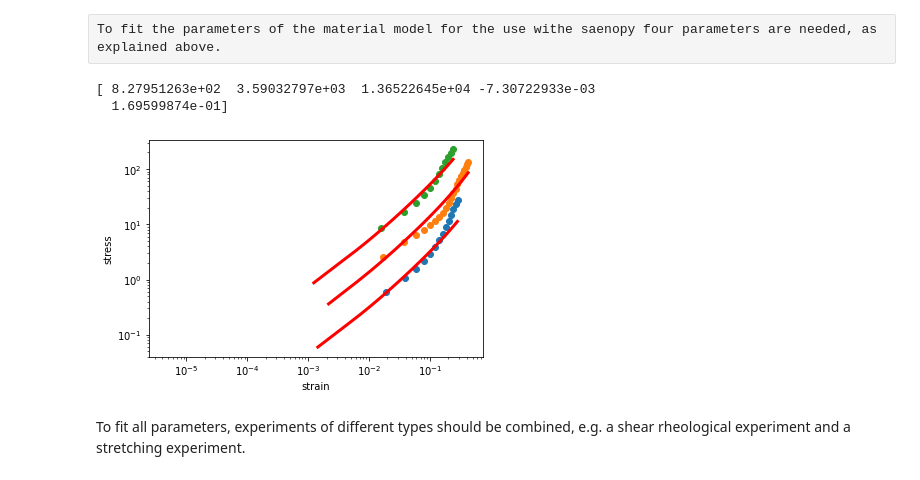
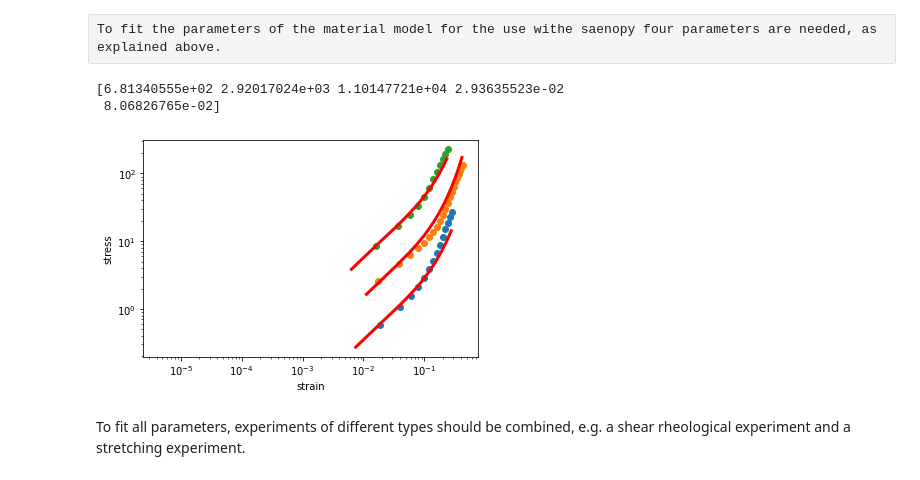
Before and after one commit to rgerum/saenopy, a Jupyter notebook: docs/source/material.ipynb, the cells around one changed output. Cells and saved outputs as stored; diff of their text form; code cells hidden in the pictures.

```diff
--- a/docs/source/material.ipynb
+++ b/docs/source/material.ipynb
@@ -201,32 +201,34 @@ To fit the parameters of the material model for the use withe saenopy four param
 # %%
 from saenopy import macro
 import numpy as np
 
 # example data, stress-strain curves for collagen of three different concentrations
 data0_6 = np.array([[4.27e-06,-2.26e-03],[1.89e-02,5.90e-01],[3.93e-02,1.08e+00],[5.97e-02,1.57e+00],[8.01e-02,2.14e+00],[1.00e-01,2.89e+00],[1.21e-01,3.83e+00],[1.41e-01,5.09e+00],[1.62e-01,6.77e+00],[1.82e-01,8.94e+00],[2.02e-01,1.17e+01],[2.23e-01,1.49e+01],[2.43e-01,1.86e+01],[2.63e-01,2.28e+01],[2.84e-01,2.71e+01]])
 data1_2 = np.array([[1.22e-05,-1.61e-01],[1.71e-02,2.57e+00],[3.81e-02,4.69e+00],[5.87e-02,6.34e+00],[7.92e-02,7.93e+00],[9.96e-02,9.56e+00],[1.20e-01,1.14e+01],[1.40e-01,1.35e+01],[1.61e-01,1.62e+01],[1.81e-01,1.97e+01],[2.02e-01,2.41e+01],[2.22e-01,2.95e+01],[2.42e-01,3.63e+01],[2.63e-01,4.43e+01],[2.83e-01,5.36e+01],[3.04e-01,6.37e+01],[3.24e-01,7.47e+01],[3.44e-01,8.61e+01],[3.65e-01,9.75e+01],[3.85e-01,1.10e+02],[4.06e-01,1.22e+02],[4.26e-01,1.33e+02]])
 data2_4 = np.array([[2.02e-05,-6.50e-02],[1.59e-02,8.46e+00],[3.76e-02,1.68e+01],[5.82e-02,2.43e+01],[7.86e-02,3.34e+01],[9.90e-02,4.54e+01],[1.19e-01,6.11e+01],[1.40e-01,8.16e+01],[1.60e-01,1.06e+02],[1.80e-01,1.34e+02],[2.01e-01,1.65e+02],[2.21e-01,1.96e+02],[2.41e-01,2.26e+02]])
 
 # hold the buckling parameter constant, as it cannot be deferimed well with shear experiments
-ds0 = 0.0004
+ds0 = 0.003
 # minimize 3 shear rheometer experiments with different collagen concentration and, therefore, different k1 parameters
 # but keep the other paramters the same
 parameters, plot = macro.minimize([
         [macro.getShearRheometerStress, data0_6, lambda p: (p[0], ds0, p[3], p[4])],
         [macro.getShearRheometerStress, data1_2, lambda p: (p[1], ds0, p[3], p[4])],
         [macro.getShearRheometerStress, data2_4, lambda p: (p[2], ds0, p[3], p[4])],
     ],
-    [900, 1800, 12000, 0.013, 0.1],
+    [900, 1800, 12000, 0.03, 0.08],
 )
+
+
 
 # print the resulting parameters
 print(parameters)
 # and plot the results
 plot()
 # %% [output]
-[ 8.27951263e+02  3.59032797e+03  1.36522645e+04 -7.30722933e-03
-  1.69599874e-01]
+[6.81340555e+02 2.92017024e+03 1.10147721e+04 2.93635523e-02
+ 8.06826765e-02]
-[figure, old version]
+[figure, new version]
 # %% [markdown]
 To fit all parameters, experiments of different types should be combined, e.g. a shear rheological experiment and a stretching experiment.
 # %%
```
Also changed, not shown: parts of 1 cell of this notebook.
